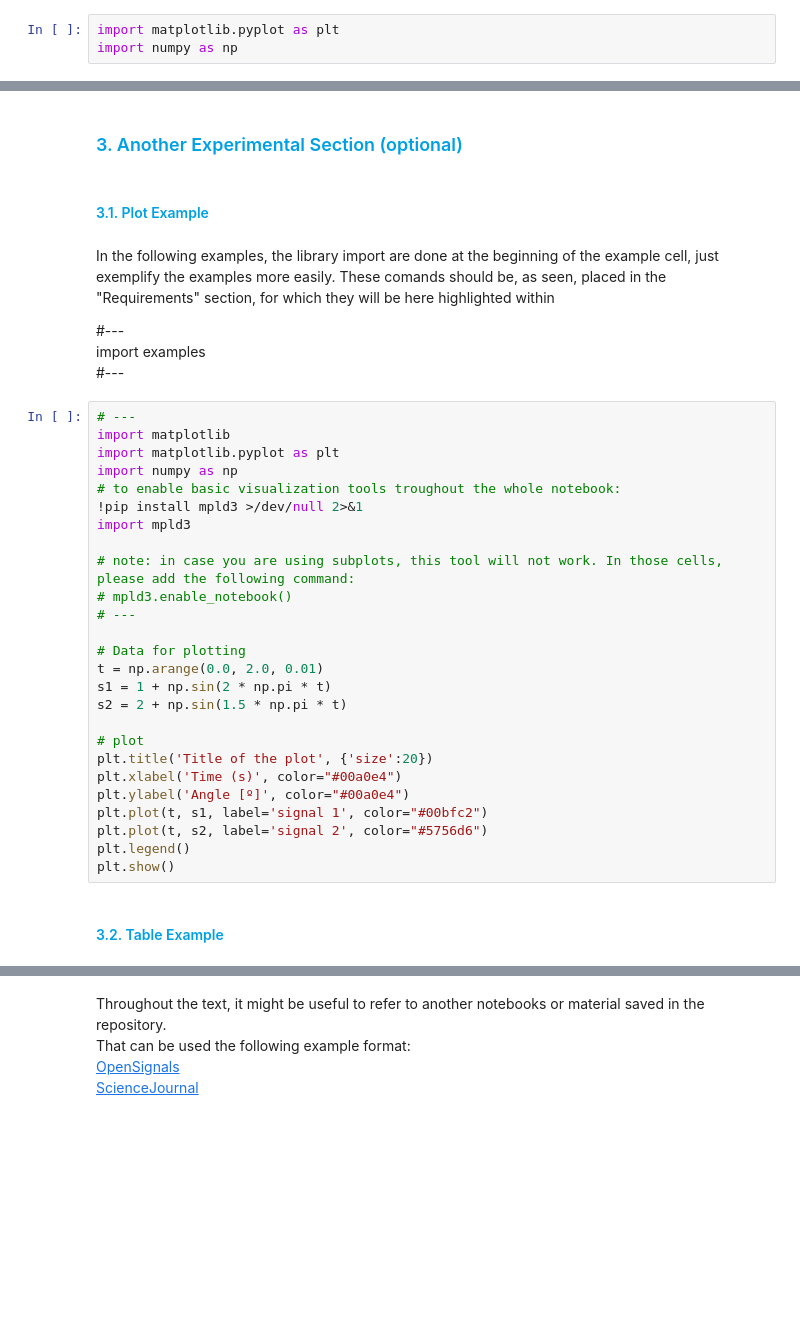
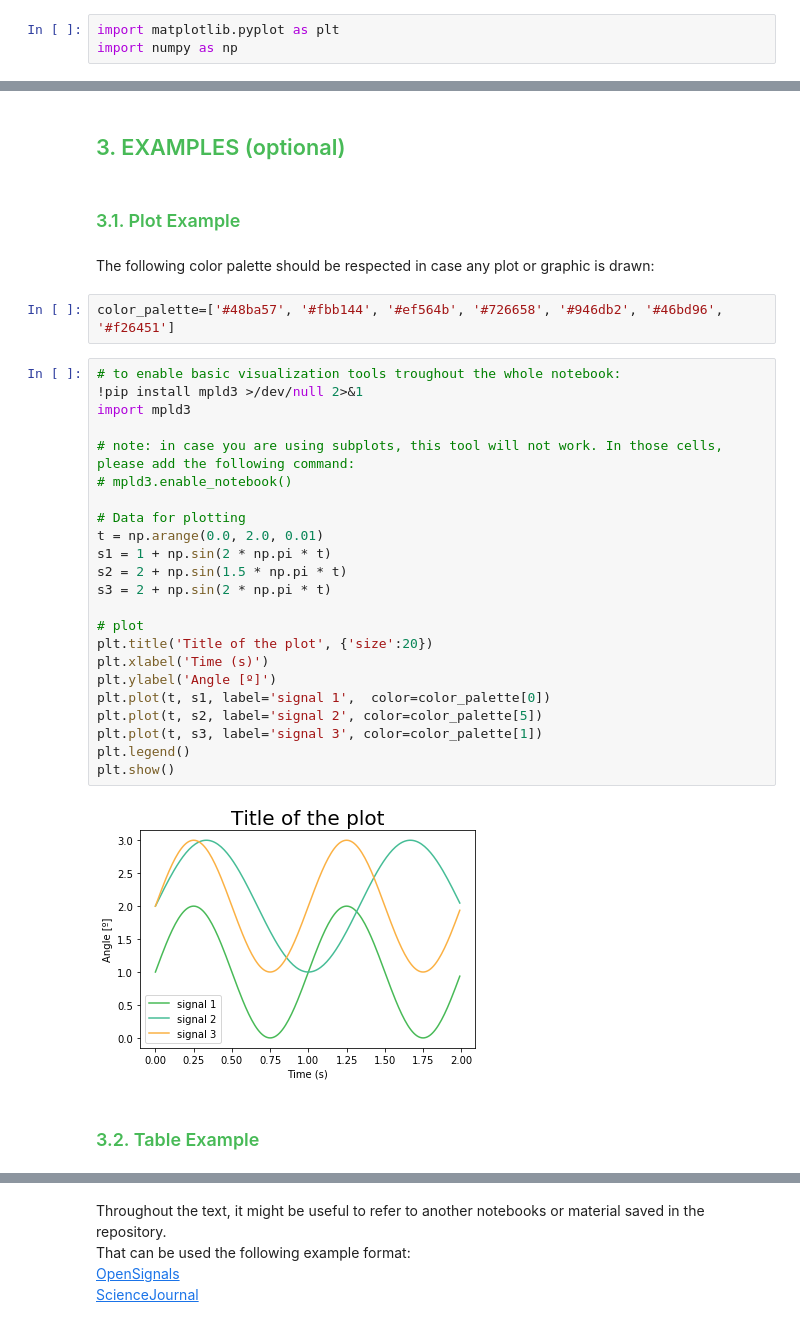
Before and after one commit to PIA-Group/ScientISST-notebooks, a Jupyter notebook: _Templates/Template.ipynb, the cells around one changed output, grey strips where cells are left out. Cells and saved outputs as stored; diff of their text form; blank space fills up the shorter version.

```diff
--- a/_Templates/Template.ipynb
+++ b/_Templates/Template.ipynb
@@ -46,43 +44,38 @@ import numpy as np
 # %% [markdown]
-### <div style="color:#00a0e4">   3. Another Experimental Section (optional) </div>
+## <div style="color:#48ba57">   3. EXAMPLES (optional) </div>
 # %% [markdown]
-#### <div style="color:#00a0e4">   3.1. Plot Example  </div>
+### <div style="color:#48ba57">   3.1. Plot Example  </div>
-# %% [markdown]
-In the following examples, the library import are done at the beginning of the example cell, just exemplify the examples more easily. These comands should be, as seen, placed in the "Requirements" section, for which they will be here highlighted within <br>
-
-#---
-<br>
-import examples
-<br>
-#---
+# %% [markdown]
+The following color palette should be respected in case any plot or graphic is drawn:
+# %%
+color_palette=['#48ba57', '#fbb144', '#ef564b', '#726658', '#946db2', '#46bd96', '#f26451']
 # %%
-# ---
-import matplotlib
-import matplotlib.pyplot as plt
-import numpy as np
 # to enable basic visualization tools troughout the whole notebook:
 !pip install mpld3 >/dev/null 2>&1
 import mpld3
 
 # note: in case you are using subplots, this tool will not work. In those cells, please add the following command:
 # mpld3.enable_notebook()
-# ---
 
 # Data for plotting
 t = np.arange(0.0, 2.0, 0.01)
 s1 = 1 + np.sin(2 * np.pi * t)
 s2 = 2 + np.sin(1.5 * np.pi * t)
+s3 = 2 + np.sin(2 * np.pi * t)
 
 # plot
 plt.title('Title of the plot', {'size':20})
-plt.xlabel('Time (s)', color="#00a0e4")
-plt.ylabel('Angle [º]', color="#00a0e4")
-plt.plot(t, s1, label='signal 1', color="#00bfc2")
-plt.plot(t, s2, label='signal 2', color="#5756d6")
+plt.xlabel('Time (s)')
+plt.ylabel('Angle [º]')
+plt.plot(t, s1, label='signal 1',  color=color_palette[0])
+plt.plot(t, s2, label='signal 2', color=color_palette[5])
+plt.plot(t, s3, label='signal 3', color=color_palette[1])
 plt.legend()
 plt.show()
+# %% [output]
+[figure, added]
 # %% [markdown]
-#### <div style="color:#00a0e4">   3.2. Table Example  </div>
+### <div style="color:#48ba57">   3.2. Table Example  </div>
 # %%
 #---
 import pandas as pd
```
Also changed, not shown: parts of 27 cells of this notebook, 10 other files.
